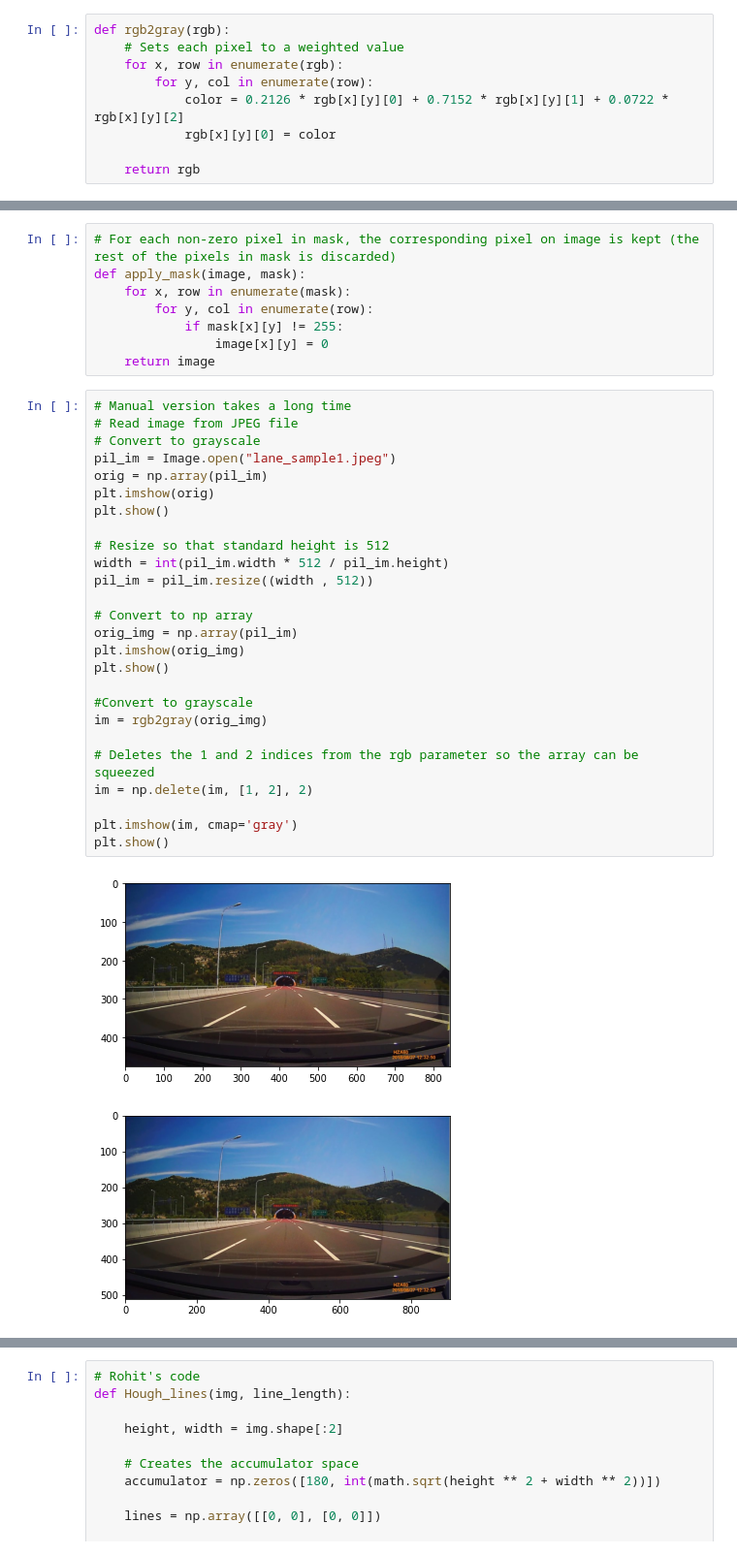
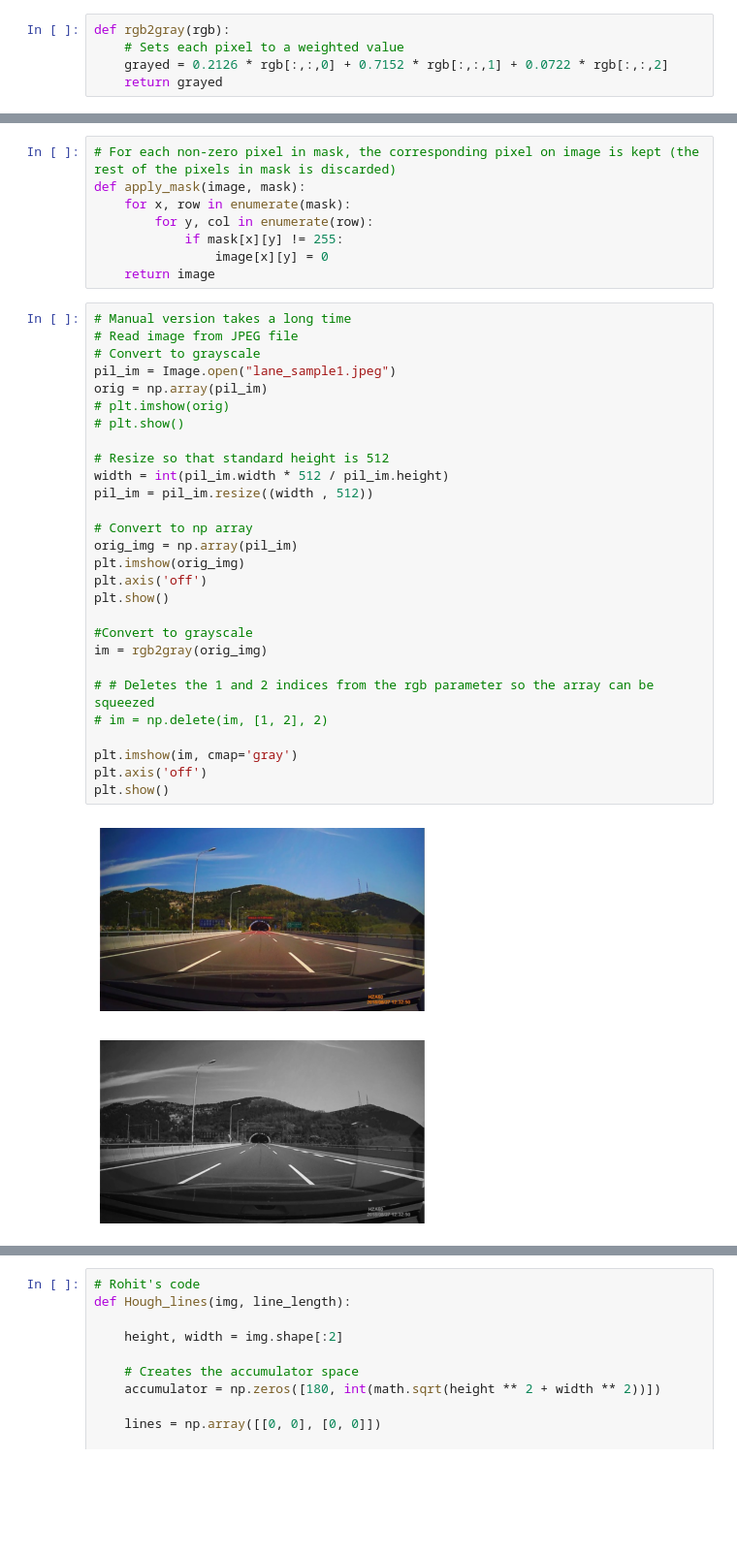
Before and after one commit to Beepbloop/lane_detection, a Jupyter notebook: EntireProcess.ipynb, the cells around one changed output, grey strips where cells are left out. Shown at 97% size. Saved outputs shown, nothing was run; the diff lists cells and outputs as text; blank space fills up the shorter version.

Commit message:
Refined image grayscaling. Better image plot

```diff
--- a/EntireProcess.ipynb
+++ b/EntireProcess.ipynb
@@ -8,12 +8,8 @@ import math
 # %%
 def rgb2gray(rgb):
     # Sets each pixel to a weighted value
-    for x, row in enumerate(rgb):
-        for y, col in enumerate(row):
-            color = 0.2126 * rgb[x][y][0] + 0.7152 * rgb[x][y][1] + 0.0722 * rgb[x][y][2]
-            rgb[x][y][0] = color
-
-    return rgb
+    grayed = 0.2126 * rgb[:,:,0] + 0.7152 * rgb[:,:,1] + 0.0722 * rgb[:,:,2]
+    return grayed
 # %%
 # Mask is a zero matrix
 # fillMask fills an empty numpy array with 255 for pixels that fits inside the defined triangle
@@ -43,29 +39,31 @@ def apply_mask(image, mask):
 # %%
 # Manual version takes a long time
 # Read image from JPEG file
 # Convert to grayscale
 pil_im = Image.open("lane_sample1.jpeg")
 orig = np.array(pil_im)
-plt.imshow(orig)
-plt.show()
+# plt.imshow(orig)
+# plt.show()
 
 # Resize so that standard height is 512
 width = int(pil_im.width * 512 / pil_im.height)
 pil_im = pil_im.resize((width , 512))
 
 # Convert to np array
 orig_img = np.array(pil_im)
 plt.imshow(orig_img)
+plt.axis('off')
 plt.show()
 
 #Convert to grayscale
 im = rgb2gray(orig_img)
 
-# Deletes the 1 and 2 indices from the rgb parameter so the array can be squeezed
-im = np.delete(im, [1, 2], 2)
+# # Deletes the 1 and 2 indices from the rgb parameter so the array can be squeezed
+# im = np.delete(im, [1, 2], 2)
 
 plt.imshow(im, cmap='gray')
+plt.axis('off')
 plt.show()
 # %% [output]
-[figure, old version]
+[figure, new version]
-[figure, old version]
+[figure, new version]
```
Also changed, not shown: parts of 10 cells of this notebook, 1 other file.
